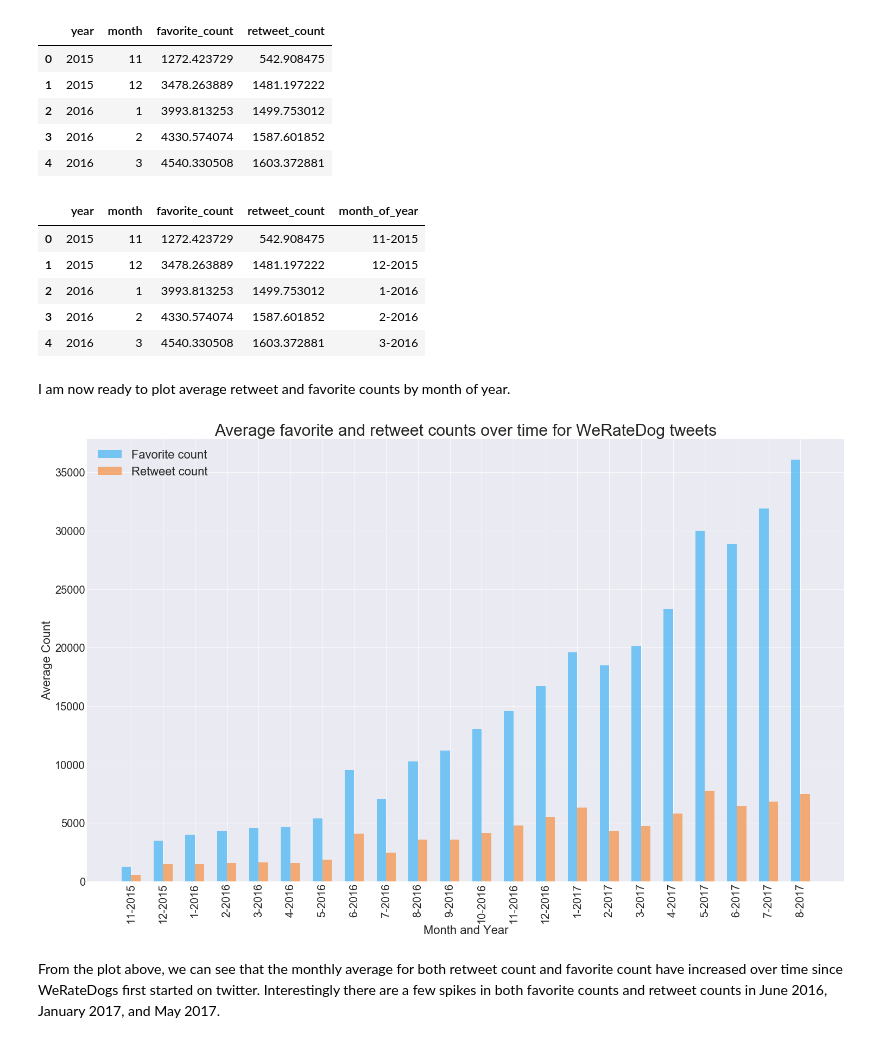
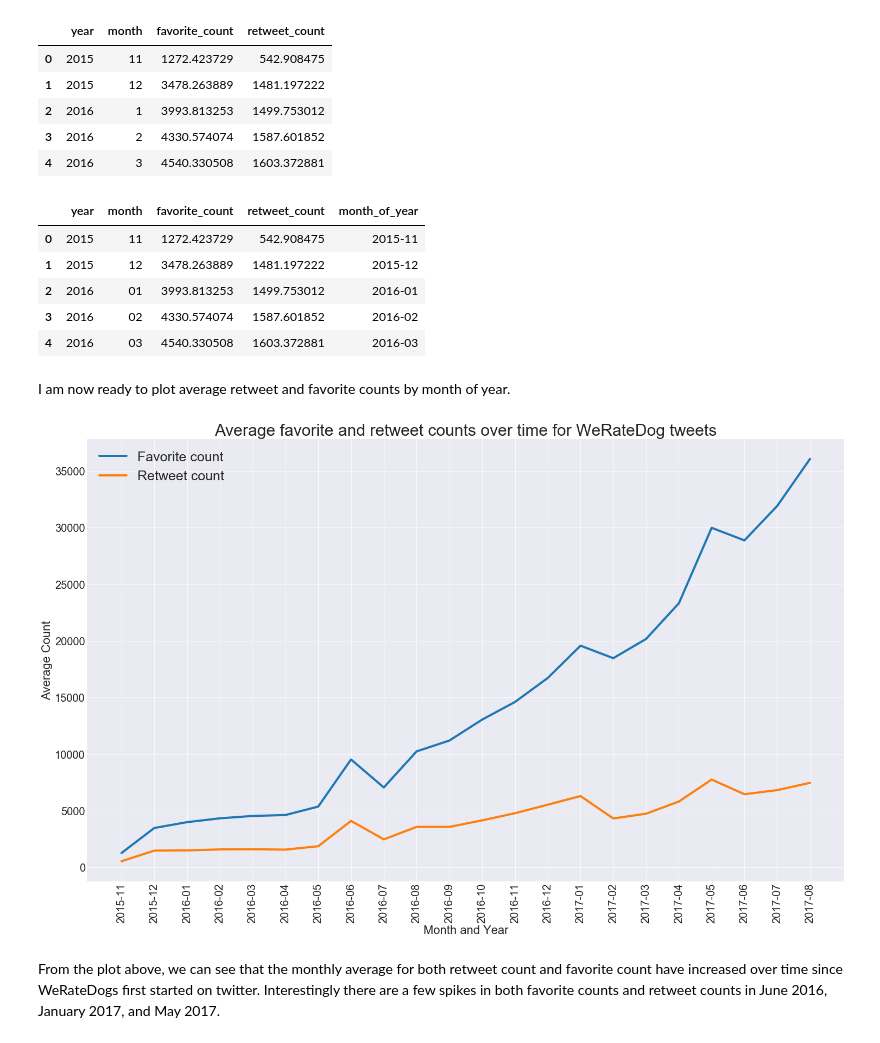
Before and after one commit to cnspatino/WeRateDogs-twitter-analysis, a Jupyter notebook: wrangle_act.ipynb, the cells around one changed output. Saved outputs shown, nothing was run; the diff lists cells and outputs as text; code cells hidden in the pictures.

Commit message:
Modified rating graph and changed counts over time to line graph

```diff
--- a/wrangle_act.ipynb
+++ b/wrangle_act.ipynb
@@ -1832,48 +1812,40 @@ grouped_by_time.head()
 | 3 | 2016 | 2 | 4330.574074 | 1587.601852 |
 | 4 | 2016 | 3 | 4540.330508 | 1603.372881 |
 # %%
+# zero pad months with single digits
+grouped_by_time.month = grouped_by_time.month.astype(str).apply(lambda x: x.zfill(2))
+
 # combine month and year into one column
-grouped_by_time['month_of_year'] = grouped_by_time['month'].map(str) + '-' + grouped_by_time['year'].map(str)
-
+grouped_by_time['month_of_year'] = grouped_by_time['year'].map(str) + '-' + grouped_by_time['month'].map(str)
 grouped_by_time.head()
 # %% [output]
 |  | year | month | favorite_count | retweet_count | month_of_year |
-| 0 | 2015 | 11 | 1272.423729 | 542.908475 | 11-2015 |
-| 1 | 2015 | 12 | 3478.263889 | 1481.197222 | 12-2015 |
-| 2 | 2016 | 1 | 3993.813253 | 1499.753012 | 1-2016 |
-| 3 | 2016 | 2 | 4330.574074 | 1587.601852 | 2-2016 |
-| 4 | 2016 | 3 | 4540.330508 | 1603.372881 | 3-2016 |
+| 0 | 2015 | 11 | 1272.423729 | 542.908475 | 2015-11 |
+| 1 | 2015 | 12 | 3478.263889 | 1481.197222 | 2015-12 |
+| 2 | 2016 | 01 | 3993.813253 | 1499.753012 | 2016-01 |
+| 3 | 2016 | 02 | 4330.574074 | 1587.601852 | 2016-02 |
+| 4 | 2016 | 03 | 4540.330508 | 1603.372881 | 2016-03 |
 # %% [markdown]
 I am now ready to plot average retweet and favorite counts by month of year.
 # %%
-# set plot labels
-labels = grouped_by_time.month_of_year.values.tolist()
+# set figure size
+plt.figure(figsize=(25, 15))
 
-# set bar heights
-favorite_means = grouped_by_time.favorite_count.values.tolist()
-retweet_means = grouped_by_time.retweet_count.values.tolist()
-
-ind = np.arange(len(labels)) # the x locations for the groups
-width = 0.3 # the width of the bars
-
-plt.figure(figsize=(25, 15))  # width:25, height:15
-
-# plot bars
-favorite_bars = plt.bar(ind, favorite_means, width, color='#41b5f4', alpha=0.7, label='Favorite count')
-retweet_bars = plt.bar(ind + width, retweet_means, width, color='#f48e41', alpha=0.7, label='Retweet count')
+# plot line graph
+plt.plot('month_of_year', 'favorite_count', data=grouped_by_time, linewidth=4, label='Favorite count')
+plt.plot('month_of_year', 'retweet_count', data=grouped_by_time, linewidth=4, label='Retweet count')
 
 # title and labels
 plt.ylabel('Average Count', size=22)
 plt.xlabel('Month and Year', size=22)
 plt.title('Average favorite and retweet counts over time for WeRateDog tweets', size=30)
-locations = ind + width / 2  # xtick locations
-plt.xticks(locations, labels, size=20, ha='center', rotation=90)
+plt.xticks(size=20, ha='center', rotation=90)
 plt.yticks(size=20)
 
 # legend
-plt.legend(loc=0, prop={'size': 22});
+plt.legend(loc=0, prop={'size': 25});
 # %% [output]
-[figure, old version]
+[figure, new version]
 # %% [markdown]
 From the plot above, we can see that the monthly average for both retweet count and favorite count have increased over time since WeRateDogs first started on twitter. Interestingly there are a few spikes in both favorite counts and retweet counts in June 2016, January 2017, and May 2017.
 # %% [markdown]
```
Also changed, not shown: parts of 8 cells of this notebook.
